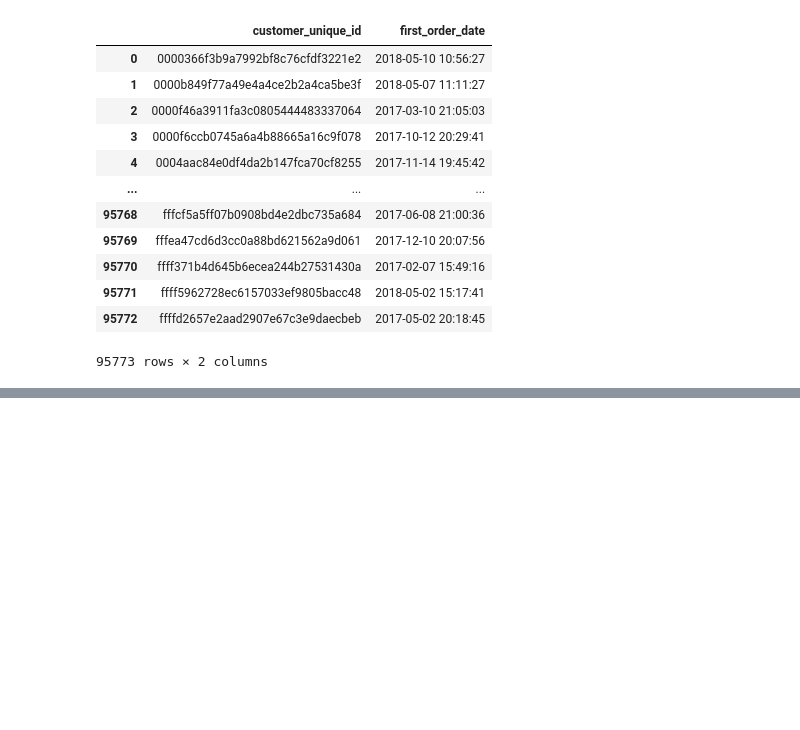
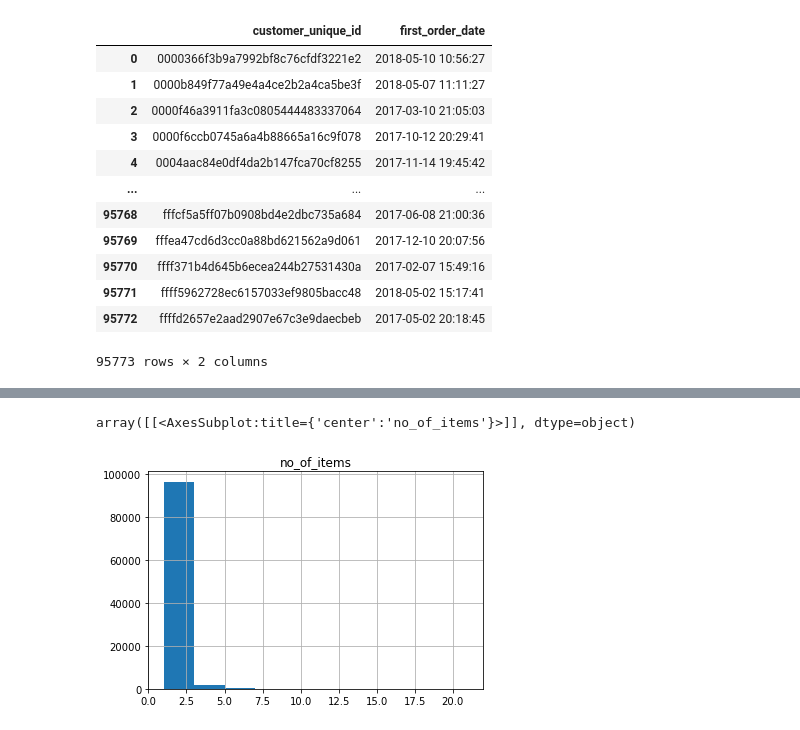
Before and after one commit to dailyLi/olist_digital_marketing, a Jupyter notebook: EDA.ipynb, the cells around one changed output, grey strips where cells are left out. Cells and saved outputs as stored; diff of their text form; code cells hidden in the pictures; blank space fills up the shorter version.

```diff
--- a/EDA.ipynb
+++ b/EDA.ipynb
@@ -9,4 +9,3 @@ from datetime import datetime, timedelta
 # %%
 import plotly.express as px
 import plotly.io as pio
-pio.templates[pio.templates.default].layout.colorway = ['#ff6666', '#ffbd55', '#ffff66', '#9de24f', '#87cefa','#9302C6']
@@ -649,0 +526,4 @@ df_all.to_csv("combined_data.csv")
+# %%
+no_items = df_order_items.groupby("order_id")["product_id"].count().reset_index()
+no_items.rename(columns={'product_id':'no_of_items'}, inplace=True)
+no_items.describe()
@@ -649,0 +540,5 @@ df_all.to_csv("combined_data.csv")
+# %%
+no_items.hist()
+# %% [output]
+array([[<AxesSubplot:title={'center':'no_of_items'}>]], dtype=object)
+[figure, added]
```
Also changed, not shown: parts of 47 cells of this notebook.
